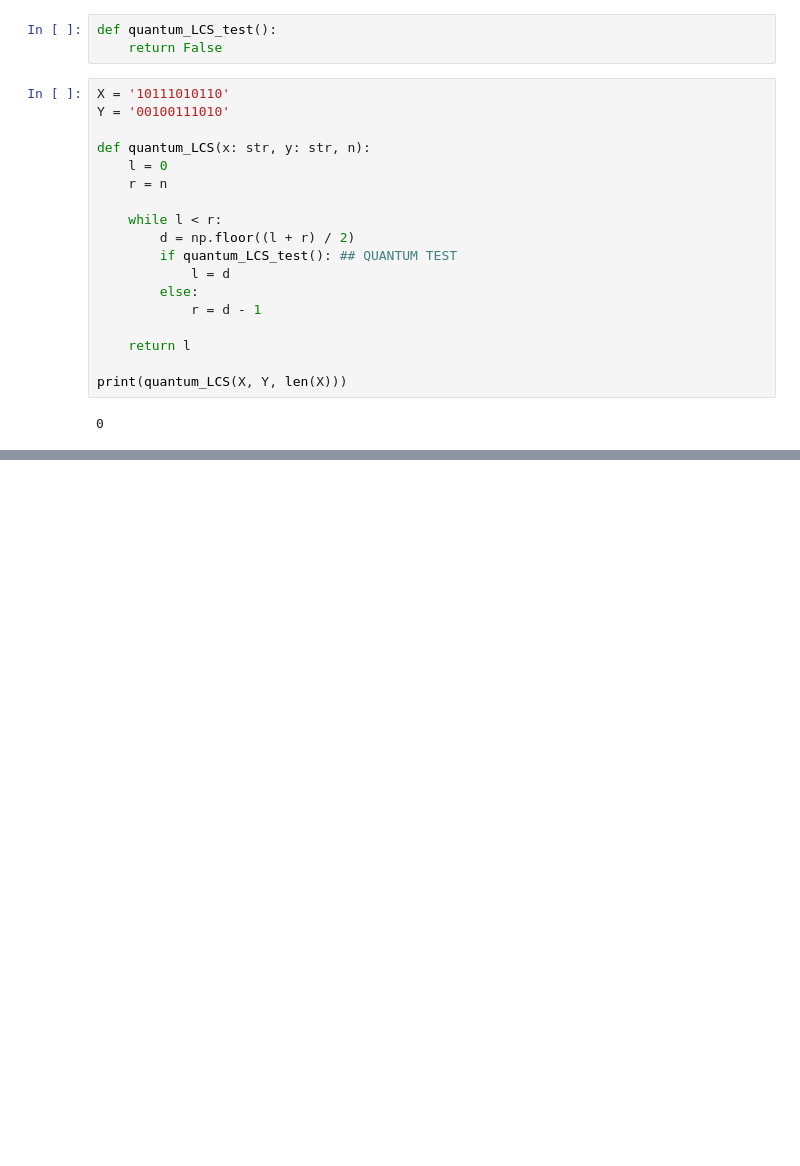
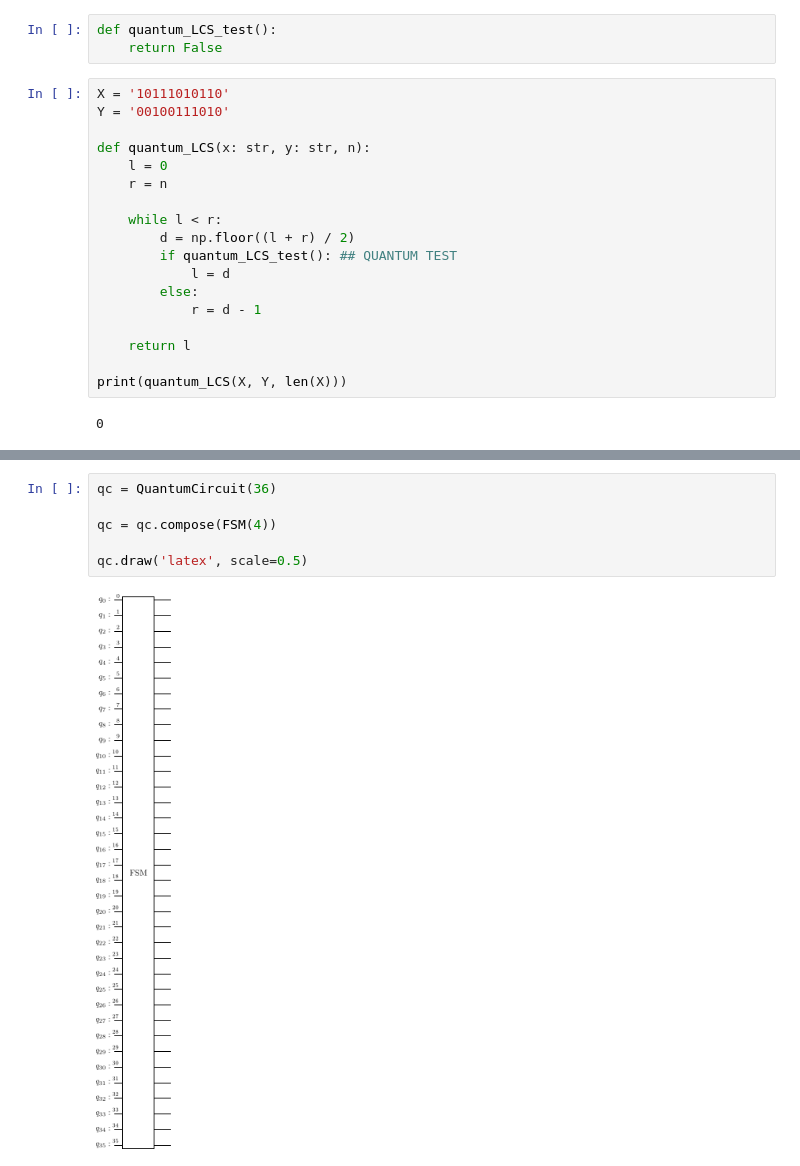
Before and after one commit to BoredDam/quantum-algorithms, a Jupyter notebook: Quantum-LCS/LCS-testing.ipynb, the cells around one changed output, grey strips where cells are left out. Drawn from its saved outputs; the diff is of its cells as text; blank space fills up the shorter version.

```diff
--- a/Quantum-LCS/LCS-testing.ipynb
+++ b/Quantum-LCS/LCS-testing.ipynb
@@ -260,0 +291,8 @@ print(quantum_LCS(X, Y, len(X)))
+# %%
+qc = QuantumCircuit(36)
+
+qc = qc.compose(FSM(4))
+
+qc.draw('latex', scale=0.5)
+# %% [output]
+[figure, added]
```
Also changed, not shown: parts of 8 cells of this notebook.
